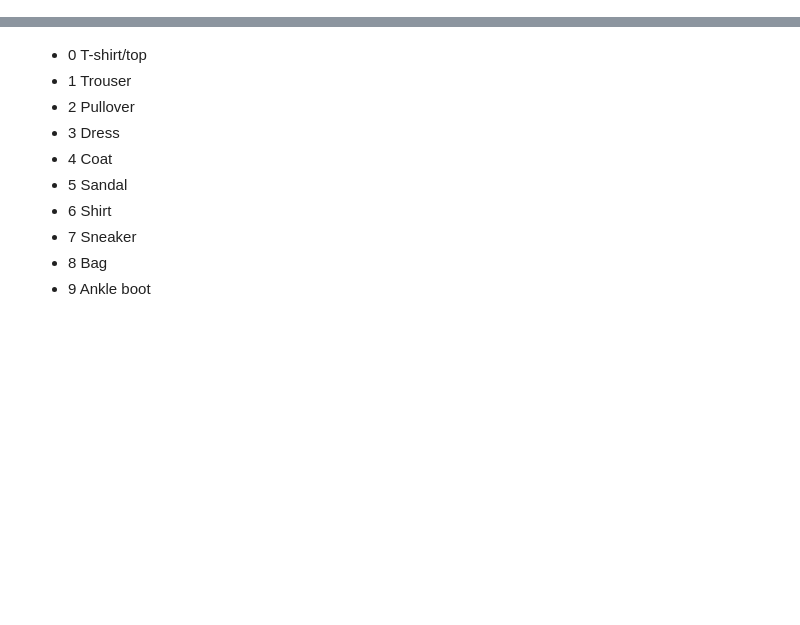
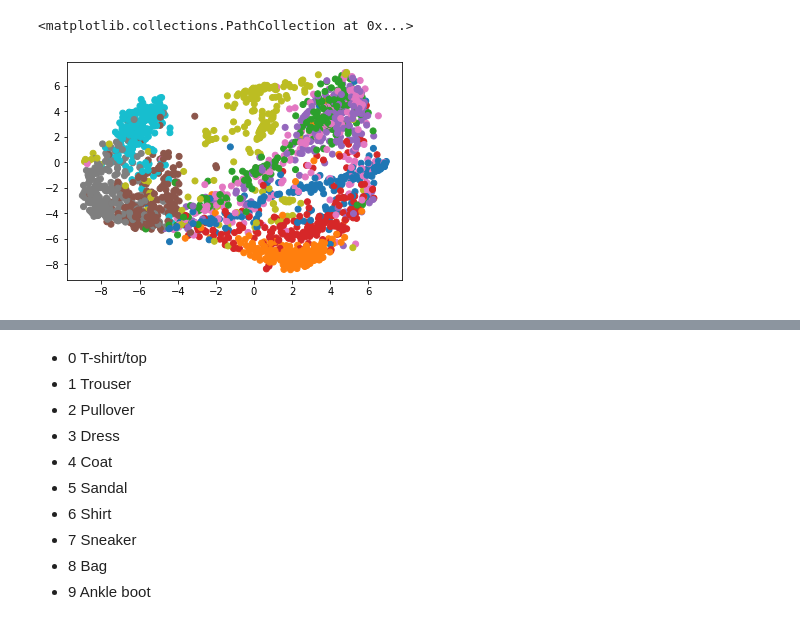
Before and after one commit to FX196/SETI-Energy-Detection, a Jupyter notebook: Autoencoder.ipynb, the cells around one changed output, grey strips where cells are left out. Saved outputs shown, nothing was run; the diff lists cells and outputs as text; code cells hidden in the pictures; blank space fills up the shorter version.

```diff
--- a/Autoencoder.ipynb
+++ b/Autoencoder.ipynb
@@ -71,6 +106,6 @@ loaded_model.fit(x_train, x_train,
 # %%
-input_img = loaded_model.get_layer("input_1").input
-encoded = loaded_model.get_layer("dense_2").output
+input_img = model.get_layer("input_1").input
+encoded = model.get_layer("dense_2").output
 # %%
 encoder = Model(inputs=input_img, outputs=encoded)
 # %%
@@ -94,8 +133,8 @@ import matplotlib.colors as mcolors
 color_set = mcolors.TABLEAU_COLORS
 cnames = list(color_set.keys())
 # %%
-encoded_samp = encoder.predict(x_train[:10000])
+encoded_samp = encoder.predict(x_train[:2000])
 # %%
-tsne = manifold.TSNE(n_components=3, init='random', perplexity=400, n_jobs=-1, verbose=1)
+tsne = manifold.TSNE(n_components=2, init='random', perplexity=400, n_jobs=-1, verbose=1)
 # %%
 embedded_samp = tsne.fit_transform(encoded_samp)
@@ -102,19 +150,22 @@ embedded_samp = tsne.fit_transform(encoded_samp)
 # %%
-clist = [color_set[cnames[label]] for label in y_train[:10000]]
+clist = [color_set[cnames[label]] for label in y_train[:2000]]
 # %%
 from mpl_toolkits import mplot3d
 %matplotlib inline
 # %%
 # 2D
-# embedded_x, embedded_y = np.split(embedded_samp, 2, axis=1)
-# plt.scatter(embedded_x, embedded_y, c=clist)
+embedded_x, embedded_y = np.split(embedded_samp, 2, axis=1)
+plt.scatter(embedded_x, embedded_y, c=clist)
 
-# 3D
-fig = plt.figure()
-ax = plt.axes(projection='3d')
+# # 3D
+# fig = plt.figure()
+# ax = plt.axes(projection='3d')
 
-embedded_x, embedded_y, embedded_z = np.split(embedded_samp, 3, axis=1)
-ax.scatter3D(embedded_x, embedded_y, embedded_z, c=clist)
+# embedded_x, embedded_y, embedded_z = np.split(embedded_samp, 3, axis=1)
+# ax.scatter3D(embedded_x, embedded_y, embedded_z, c=clist)
+# %% [output]
+<matplotlib.collections.PathCollection at 0x...>
+[figure, added]
 # %%
 x_flat = np.array([vec.flatten() for vec in x_train[:10000]])
 x_flat.shape
```
Also changed, not shown: parts of 9 cells of this notebook, 2 other files.
